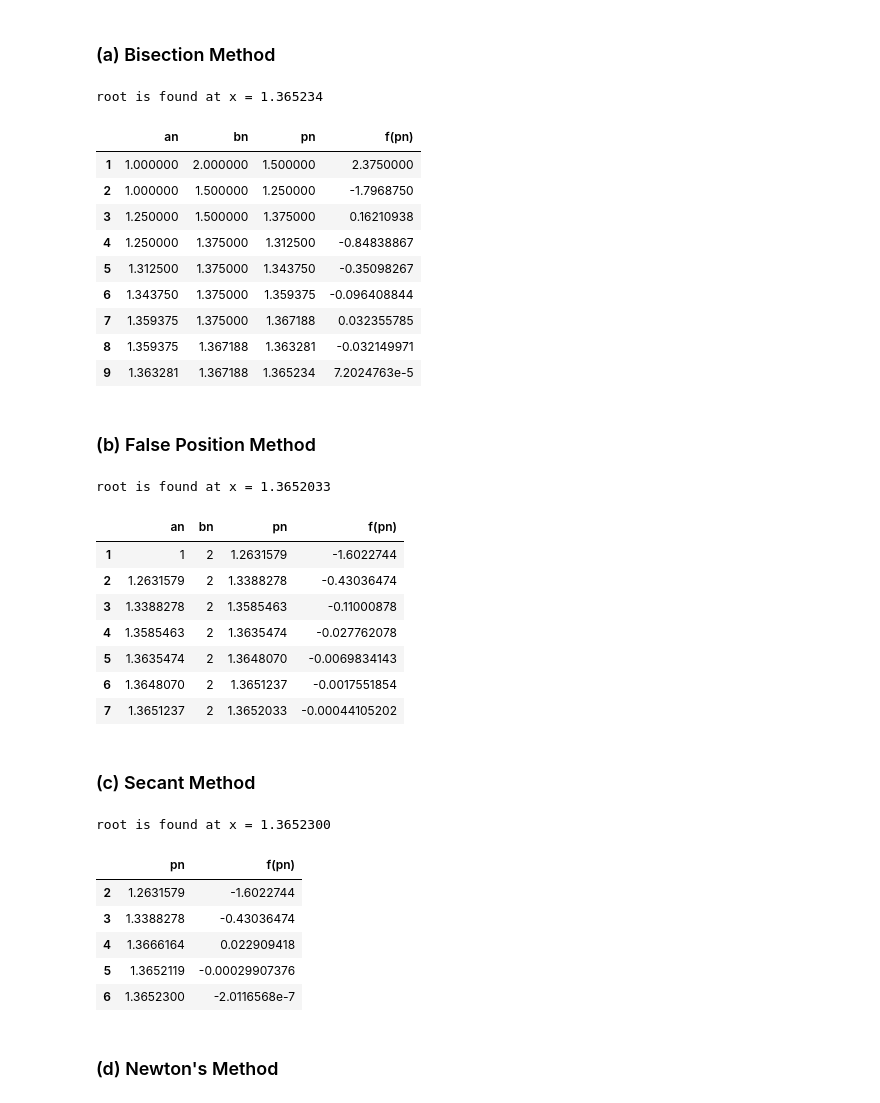
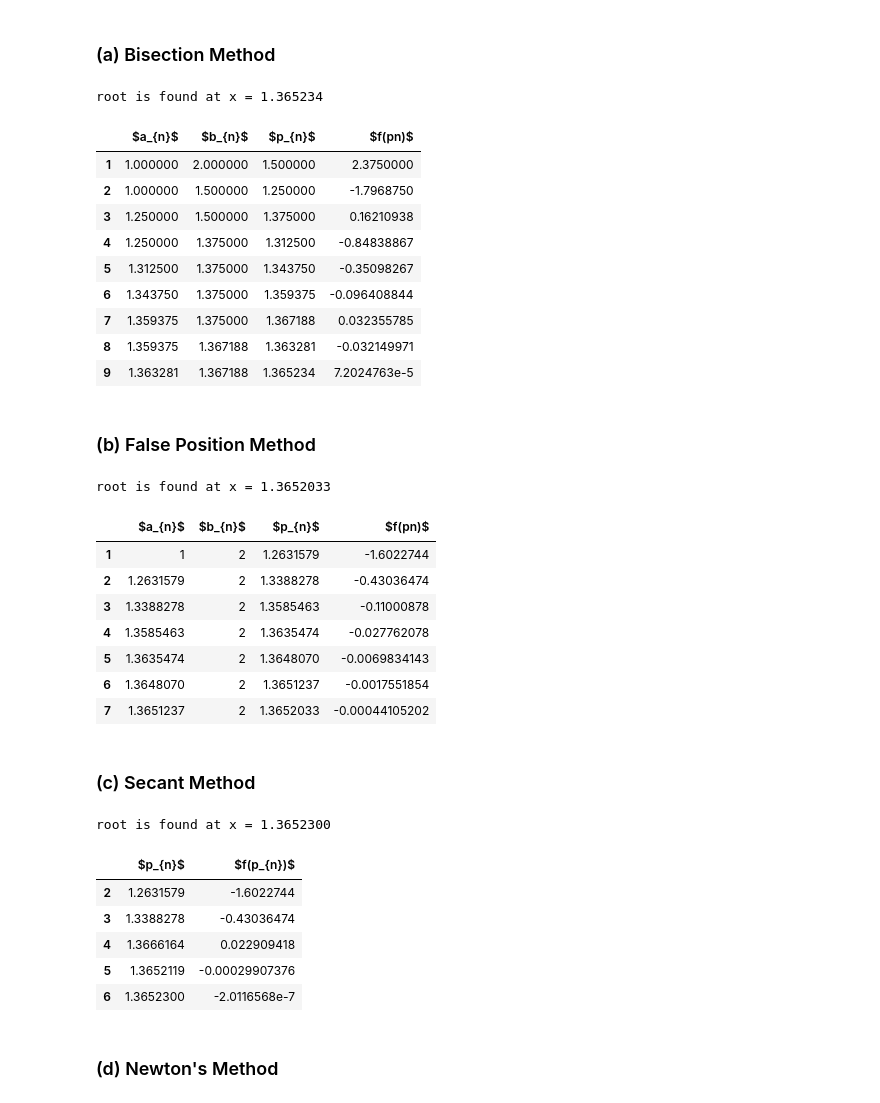
Before and after one commit to TheoKlein/106-NM-Assignment, a Jupyter notebook: Program_01/program_01.ipynb, the cells around one changed output. Saved outputs shown, nothing was run; the diff lists cells and outputs as text; code cells hidden in the pictures.

```diff
--- a/Program_01/program_01.ipynb
+++ b/Program_01/program_01.ipynb
@@ -204,12 +204,12 @@ plot(f)
 ### (a) Bisection Method
 # %%
 root, data = bisection(f, 1, 2)
-table = pd.DataFrame(data, columns=['an', 'bn', 'pn', 'f(pn)'])
+table = pd.DataFrame(data, columns=['$a_{n}$', '$b_{n}$', '$p_{n}$', '$f(pn)$'])
 table.index += 1
 table
 # %% [output]
 root is found at x = 1.365234
-|  | an | bn | pn | f(pn) |
+|  | $a_{n}$ | $b_{n}$ | $p_{n}$ | $f(pn)$ |
 | 1 | 1.000000 | 2.000000 | 1.500000 | 2.3750000 |
 | 2 | 1.000000 | 1.500000 | 1.250000 | -1.7968750 |
 | 3 | 1.250000 | 1.500000 | 1.375000 | 0.16210938 |
@@ -223,12 +223,12 @@ root is found at x = 1.365234
 ### (b) False Position Method
 # %%
 root, data = falsePosition(f, 1, 2)
-table = pd.DataFrame(data, columns=['an', 'bn', 'pn', 'f(pn)'])
+table = pd.DataFrame(data, columns=['$a_{n}$', '$b_{n}$', '$p_{n}$', '$f(pn)$'])
 table.index += 1
 table
 # %% [output]
 root is found at x = 1.3652033
-|  | an | bn | pn | f(pn) |
+|  | $a_{n}$ | $b_{n}$ | $p_{n}$ | $f(pn)$ |
 | 1 | 1 | 2 | 1.2631579 | -1.6022744 |
 | 2 | 1.2631579 | 2 | 1.3388278 | -0.43036474 |
 | 3 | 1.3388278 | 2 | 1.3585463 | -0.11000878 |
@@ -240,12 +240,12 @@ root is found at x = 1.3652033
 ### (c) Secant Method
 # %%
 root, data = secant(f, 1, 2)
-table = pd.DataFrame(data, columns=['pn', 'f(pn)'])
+table = pd.DataFrame(data, columns=['$p_{n}$', '$f(p_{n})$'])
 table.index += 2
 table
 # %% [output]
 root is found at x = 1.3652300
-|  | pn | f(pn) |
+|  | $p_{n}$ | $f(p_{n})$ |
 | 2 | 1.2631579 | -1.6022744 |
 | 3 | 1.3388278 | -0.43036474 |
 | 4 | 1.3666164 | 0.022909418 |
```
Also changed, not shown: parts of 17 cells of this notebook.
